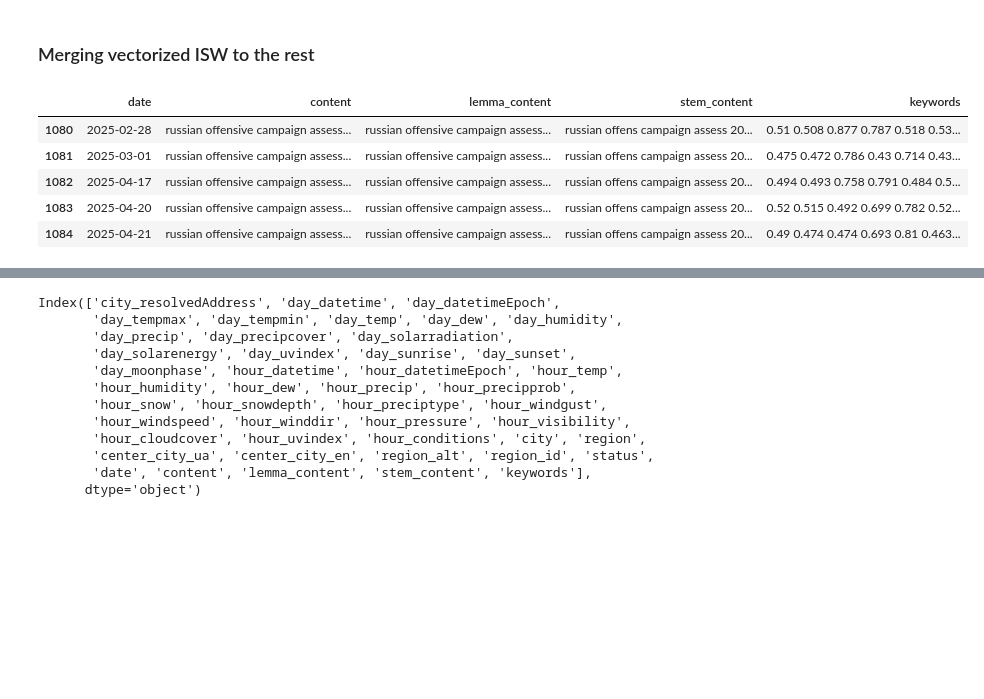
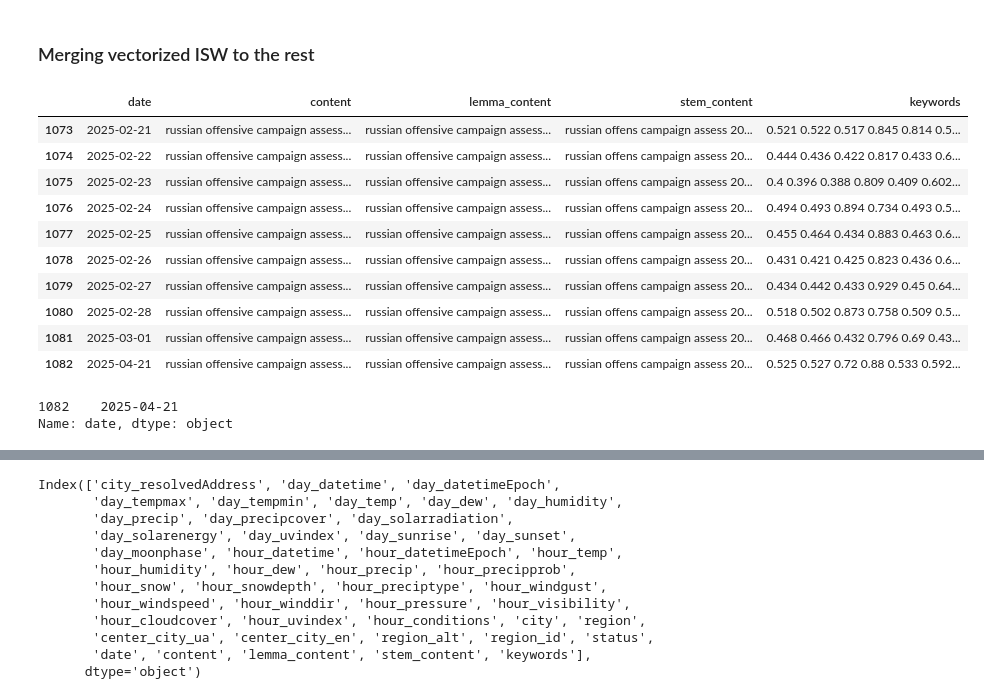
Before and after one commit to HliebOcheretianyi/H2_python_structure_and_data, a Jupyter notebook: src/current_data.ipynb, the cells around one changed output, grey strips where cells are left out. Saved outputs shown, nothing was run; the diff lists cells and outputs as text; code cells hidden in the pictures; blank space fills up the shorter version.

```diff
--- a/src/current_data.ipynb
+++ b/src/current_data.ipynb
@@ -144,12 +176,17 @@ df_weather_reg_al["day_datetime"] = pd.to_datetime(df_weather_reg_al["day_dateti
 # %%
 df_isw_vect = pd.read_csv("../data/ISW_vector.csv")
 # %%
-df_isw_vect.tail()
+df_isw_vect.tail(10)
 # %% [output]
 |  | date | content | lemma_content | stem_content | keywords |
-| 1080 | 2025-02-28 | russian offensive campaign assess... | russian offensive campaign assess... | russian offens campaign assess 20... | 0.51 0.508 0.877 0.787 0.518 0.53... |
-| 1081 | 2025-03-01 | russian offensive campaign assess... | russian offensive campaign assess... | russian offens campaign assess 20... | 0.475 0.472 0.786 0.43 0.714 0.43... |
-| 1082 | 2025-04-17 | russian offensive campaign assess... | russian offensive campaign assess... | russian offens campaign assess 20... | 0.494 0.493 0.758 0.791 0.484 0.5... |
-| 1083 | 2025-04-20 | russian offensive campaign assess... | russian offensive campaign assess... | russian offens campaign assess 20... | 0.52 0.515 0.492 0.699 0.782 0.52... |
-| 1084 | 2025-04-21 | russian offensive campaign assess... | russian offensive campaign assess... | russian offens campaign assess 20... | 0.49 0.474 0.474 0.693 0.81 0.463... |
+| 1073 | 2025-02-21 | russian offensive campaign assess... | russian offensive campaign assess... | russian offens campaign assess 20... | 0.521 0.522 0.517 0.845 0.814 0.5... |
+| 1074 | 2025-02-22 | russian offensive campaign assess... | russian offensive campaign assess... | russian offens campaign assess 20... | 0.444 0.436 0.422 0.817 0.433 0.6... |
+| 1075 | 2025-02-23 | russian offensive campaign assess... | russian offensive campaign assess... | russian offens campaign assess 20... | 0.4 0.396 0.388 0.809 0.409 0.602... |
+| 1076 | 2025-02-24 | russian offensive campaign assess... | russian offensive campaign assess... | russian offens campaign assess 20... | 0.494 0.493 0.894 0.734 0.493 0.5... |
+| 1077 | 2025-02-25 | russian offensive campaign assess... | russian offensive campaign assess... | russian offens campaign assess 20... | 0.455 0.464 0.434 0.883 0.463 0.6... |
+| 1078 | 2025-02-26 | russian offensive campaign assess... | russian offensive campaign assess... | russian offens campaign assess 20... | 0.431 0.421 0.425 0.823 0.436 0.6... |
+| 1079 | 2025-02-27 | russian offensive campaign assess... | russian offensive campaign assess... | russian offens campaign assess 20... | 0.434 0.442 0.433 0.929 0.45 0.64... |
+| 1080 | 2025-02-28 | russian offensive campaign assess... | russian offensive campaign assess... | russian offens campaign assess 20... | 0.518 0.502 0.873 0.758 0.509 0.5... |
+| 1081 | 2025-03-01 | russian offensive campaign assess... | russian offensive campaign assess... | russian offens campaign assess 20... | 0.468 0.466 0.432 0.796 0.69 0.43... |
+| 1082 | 2025-04-21 | russian offensive campaign assess... | russian offensive campaign assess... | russian offens campaign assess 20... | 0.525 0.527 0.72 0.88 0.533 0.592... |
 # %%
@@ -158,3 +196,8 @@ df_isw_vect = df_isw_vect[df_isw_vect['date'] == yesterday_str]
+# %%
+df_isw_vect["date"]
+# %% [output]
+1082    2025-04-21
+Name: date, dtype: object
 # %%
 #df_isw_vect["date"] = pd.to_datetime(df_isw_vect["date"])
 #df_isw_vect["date_tomorrow_datetime"] = df_isw_vect["date"] + datetime.timedelta(days=1)
```
Also changed, not shown: parts of 25 cells of this notebook, 6 other files.
